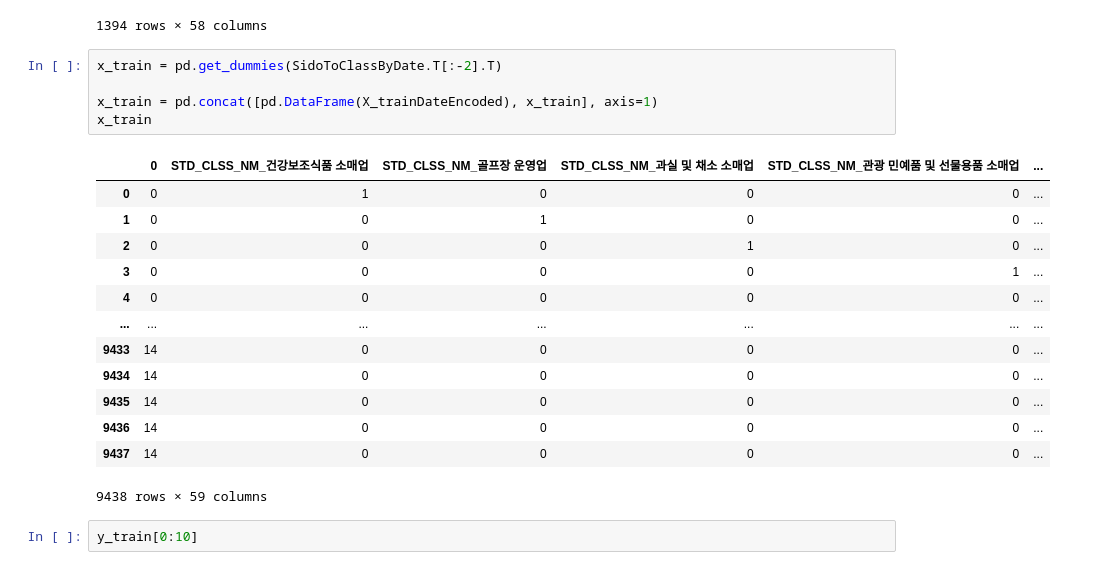
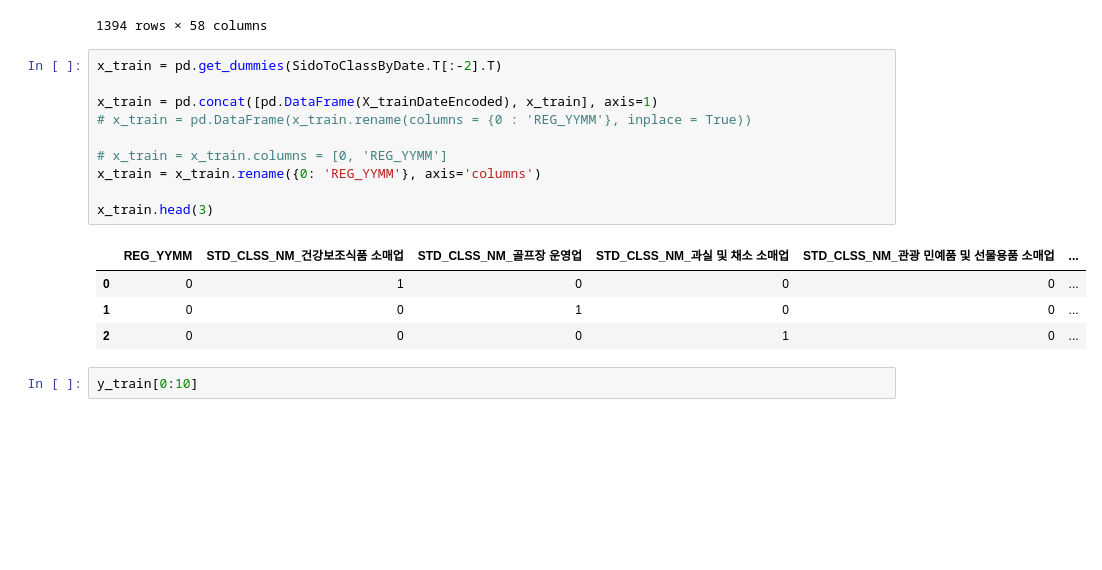
Before and after one commit to brainer3220/Jeju_CreditCard_Compete, a Jupyter notebook: 제주_빅데이터_경진대회.ipynb, the cells around one changed output. Cells and saved outputs as stored; diff of their text form; blank space fills up the shorter version.

```diff
--- a/제주_빅데이터_경진대회.ipynb
+++ b/제주_빅데이터_경진대회.ipynb
@@ -406,22 +406,18 @@ Submit
 # %%
 x_train = pd.get_dummies(SidoToClassByDate.T[:-2].T)
 
 x_train = pd.concat([pd.DataFrame(X_trainDateEncoded), x_train], axis=1)
-x_train
+# x_train = pd.DataFrame(x_train.rename(columns = {0 : 'REG_YYMM'}, inplace = True))
+
+# x_train = x_train.columns = [0, 'REG_YYMM']
+x_train = x_train.rename({0: 'REG_YYMM'}, axis='columns')
+
+x_train.head(3)
 # %% [output]
-|  | 0 | STD_CLSS_NM_건강보조식품 소매업 | STD_CLSS_NM_골프장 운영업 | STD_CLSS_NM_과실 및 채소 소매업 | STD_CLSS_NM_관광 민예품 및 선물용품 소매업 | ... |
+|  | REG_YYMM | STD_CLSS_NM_건강보조식품 소매업 | STD_CLSS_NM_골프장 운영업 | STD_CLSS_NM_과실 및 채소 소매업 | STD_CLSS_NM_관광 민예품 및 선물용품 소매업 | ... |
 | 0 | 0 | 1 | 0 | 0 | 0 | ... |
 | 1 | 0 | 0 | 1 | 0 | 0 | ... |
 | 2 | 0 | 0 | 0 | 1 | 0 | ... |
-| 3 | 0 | 0 | 0 | 0 | 1 | ... |
-| 4 | 0 | 0 | 0 | 0 | 0 | ... |
-| ... | ... | ... | ... | ... | ... | ... |
-| 9433 | 14 | 0 | 0 | 0 | 0 | ... |
-| 9434 | 14 | 0 | 0 | 0 | 0 | ... |
-| 9435 | 14 | 0 | 0 | 0 | 0 | ... |
-| 9436 | 14 | 0 | 0 | 0 | 0 | ... |
-| 9437 | 14 | 0 | 0 | 0 | 0 | ... |
-9438 rows × 59 columns
 # %%
 y_train[0:10]
 # %% [output]
```
Also changed, not shown: parts of 16 cells of this notebook.
